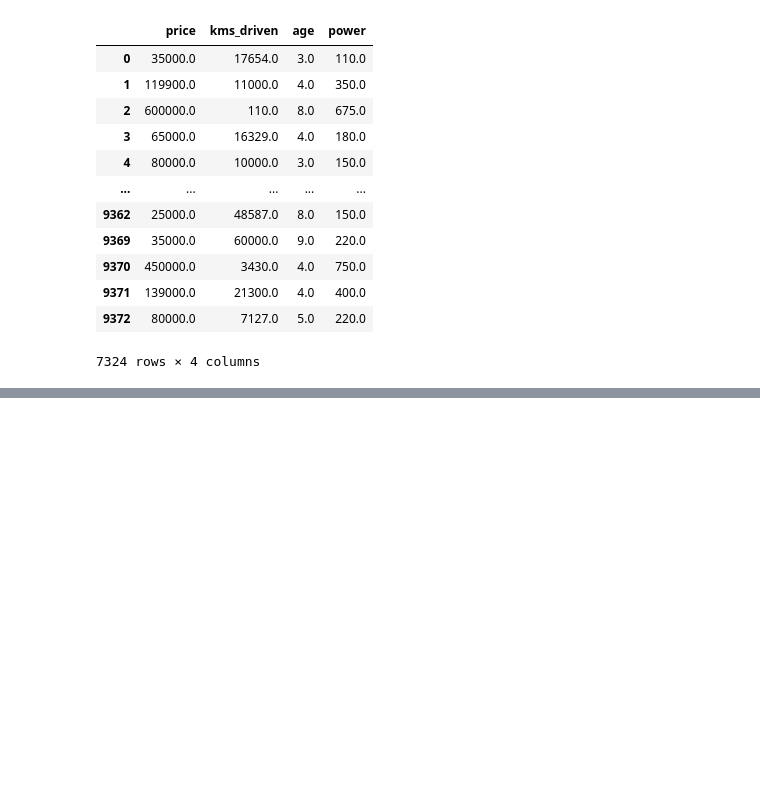
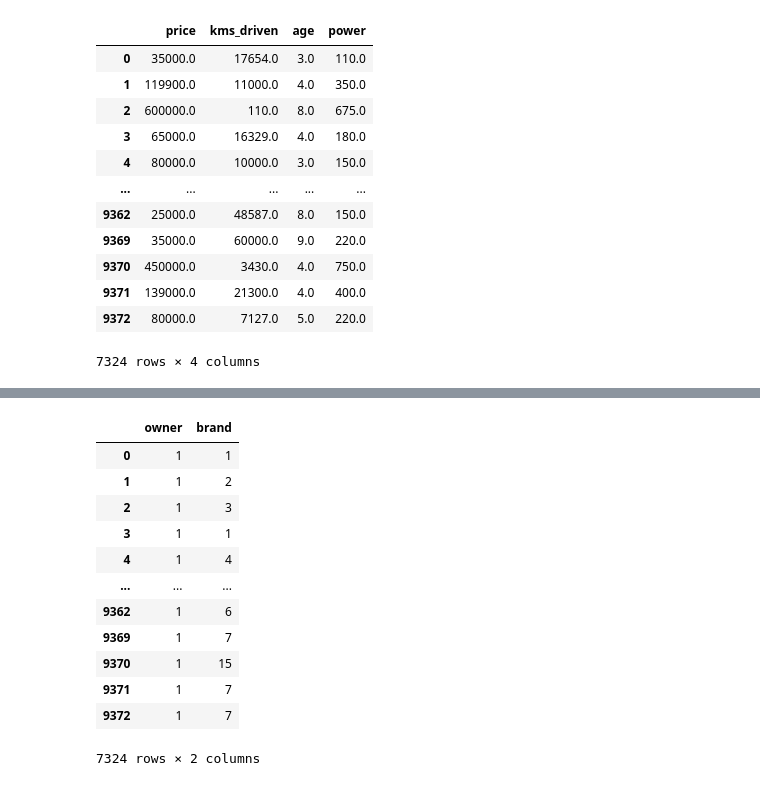
Before and after one commit to Ankush-bi/Training_of_Datascince, a Jupyter notebook: Pandas/project/Bike/baku_basic.ipynb, the cells around one changed output, grey strips where cells are left out. Saved outputs shown, nothing was run; the diff lists cells and outputs as text; code cells hidden in the pictures; blank space fills up the shorter version.

```diff
--- a/Pandas/project/Bike/baku_basic.ipynb
+++ b/Pandas/project/Bike/baku_basic.ipynb
@@ -299,0 +342,28 @@ df.to_csv('ankush.csv')
+# %%
+owner_dict = {
+     'TVS':1,   'Royal Enfield':2,         'Triumph':3,          'Yamaha':4,
+           'Honda':5,            'Hero':6,           'Bajaj':7,          'Suzuki':8,
+         'Benelli':9,             'KTM':10,        'Mahindra':11,        'Kawasaki':12,
+          'Ducati':13,         'Hyosung':14, 'Harley-Davidson':15,            'Jawa':16,
+          'BMW':17,          'Indian':18,         'Rajdoot':19,             'LML':20,
+          'Yezdi':21,              'MV':22,           'Ideal':23
+
+              }
+
+an['brand']=an['brand'].map(owner_dict)
+# %%
+an
+# %% [output]
+|  | owner | brand |
+| 0 | 1 | 1 |
+| 1 | 1 | 2 |
+| 2 | 1 | 3 |
+| 3 | 1 | 1 |
+| 4 | 1 | 4 |
+| ... | ... | ... |
+| 9362 | 1 | 6 |
+| 9369 | 1 | 7 |
+| 9370 | 1 | 15 |
+| 9371 | 1 | 7 |
+| 9372 | 1 | 7 |
+7324 rows × 2 columns
```
Also changed, not shown: parts of 4 cells of this notebook, 2 other files.
